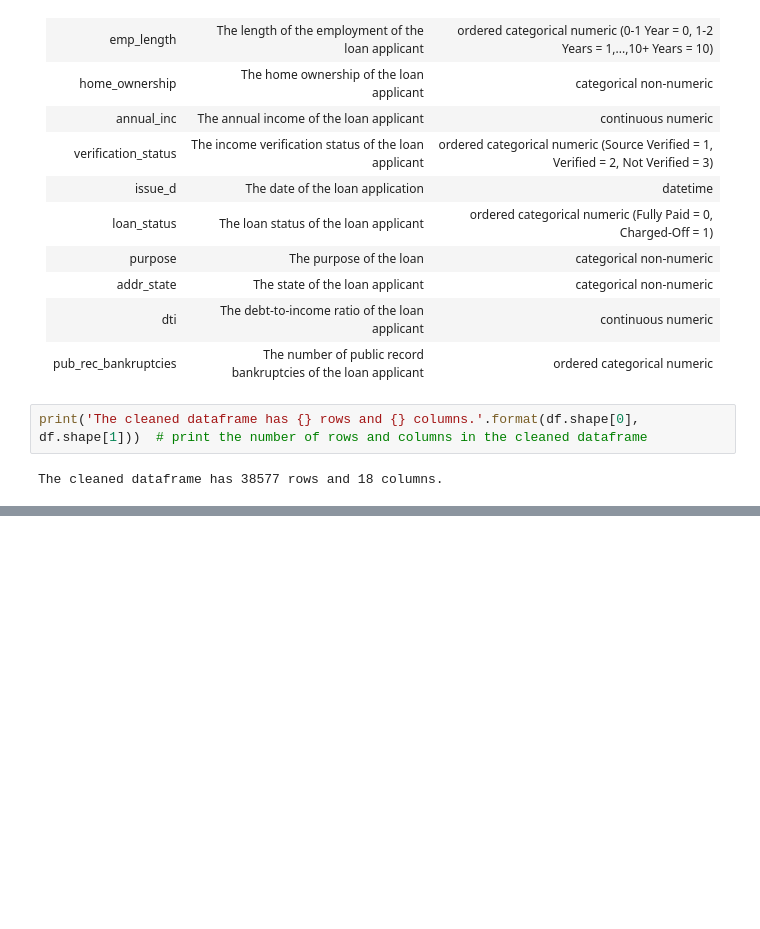
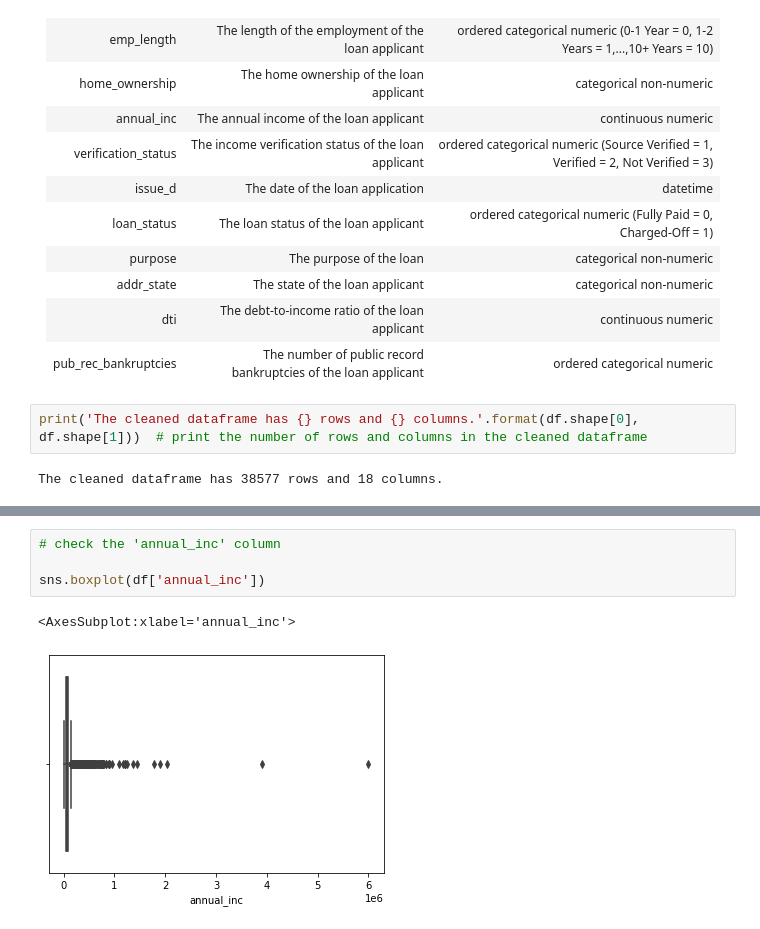
Before and after one commit to vulchinithin/LendingClubCaseStudy, a Jupyter notebook: data_cleaning_final.ipynb, the cells around one changed output, grey strips where cells are left out. Saved outputs shown, nothing was run; the diff lists cells and outputs as text; blank space fills up the shorter version.

```diff
--- a/data_cleaning_final.ipynb
+++ b/data_cleaning_final.ipynb
@@ -922,0 +974,7 @@ plt.show()
+# %%
+# check the 'annual_inc' column
+
+sns.boxplot(df['annual_inc'])
+# %% [output]
+<AxesSubplot:xlabel='annual_inc'>
+[figure, added]
```
Also changed, not shown: parts of 43 cells of this notebook.
